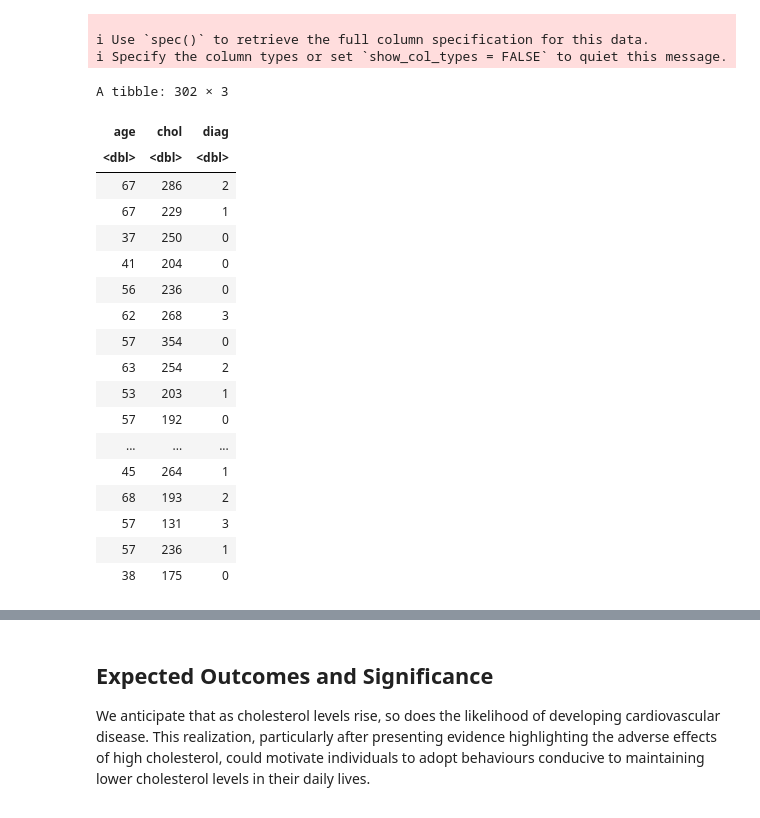
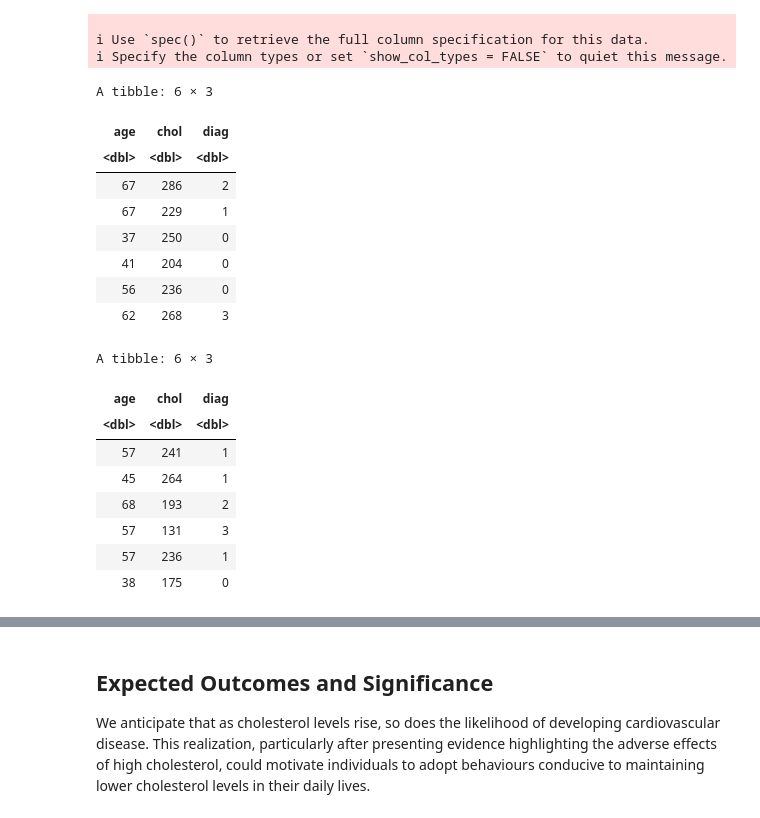
Before and after one commit to matthewzizek/dsci-100-project, a Jupyter notebook: GroupProjectReport.ipynb, the cells around one changed output, grey strips where cells are left out. Drawn from its saved outputs; the diff is of its cells as text; code cells hidden in the pictures.

```diff
--- a/GroupProjectReport.ipynb
+++ b/GroupProjectReport.ipynb
@@ -39,29 +39,29 @@ dbl (12): 63.0, 1.0...2, 1.0...3, 145.0, 233.0, 1.0...6, 2.0, 150.0, 0.0...9...
 # %%
 cleveland <- data |>
   select(1, 5, 14) |>
   rename(age = 1, chol = 2, diag = 3)
 
-cleveland
+head(cleveland)
+tail(cleveland)
 # %% [output]
-A tibble: 302 × 3
+A tibble: 6 × 3
 | age | chol | diag |
 | <dbl> | <dbl> | <dbl> |
 | 67 | 286 | 2 |
 | 67 | 229 | 1 |
 | 37 | 250 | 0 |
 | 41 | 204 | 0 |
 | 56 | 236 | 0 |
 | 62 | 268 | 3 |
-| 57 | 354 | 0 |
-| 63 | 254 | 2 |
-| 53 | 203 | 1 |
-| 57 | 192 | 0 |
-| ... | ... | ... |
-| 45 | 264 | 1 |
-| 68 | 193 | 2 |
-| 57 | 131 | 3 |
-| 57 | 236 | 1 |
-| 38 | 175 | 0 |
+A tibble: 6 × 3
+| age | chol | diag |
+| <dbl> | <dbl> | <dbl> |
+| 57 | 241 | 1 |
+| 45 | 264 | 1 |
+| 68 | 193 | 2 |
+| 57 | 131 | 3 |
+| 57 | 236 | 1 |
+| 38 | 175 | 0 |
 # %%
 set.seed(1)
 
```
Also changed, not shown: parts of 4 cells of this notebook.
